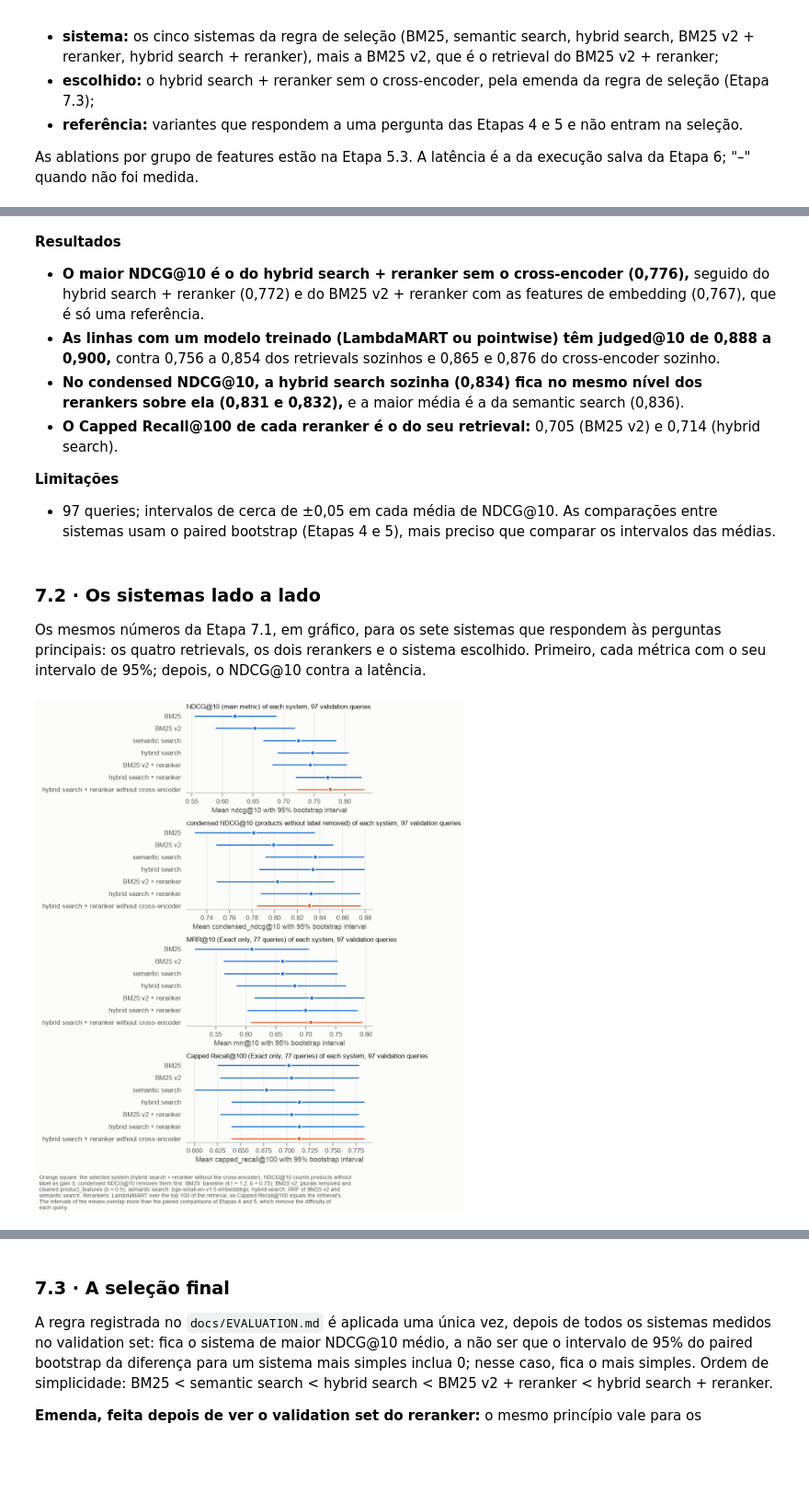
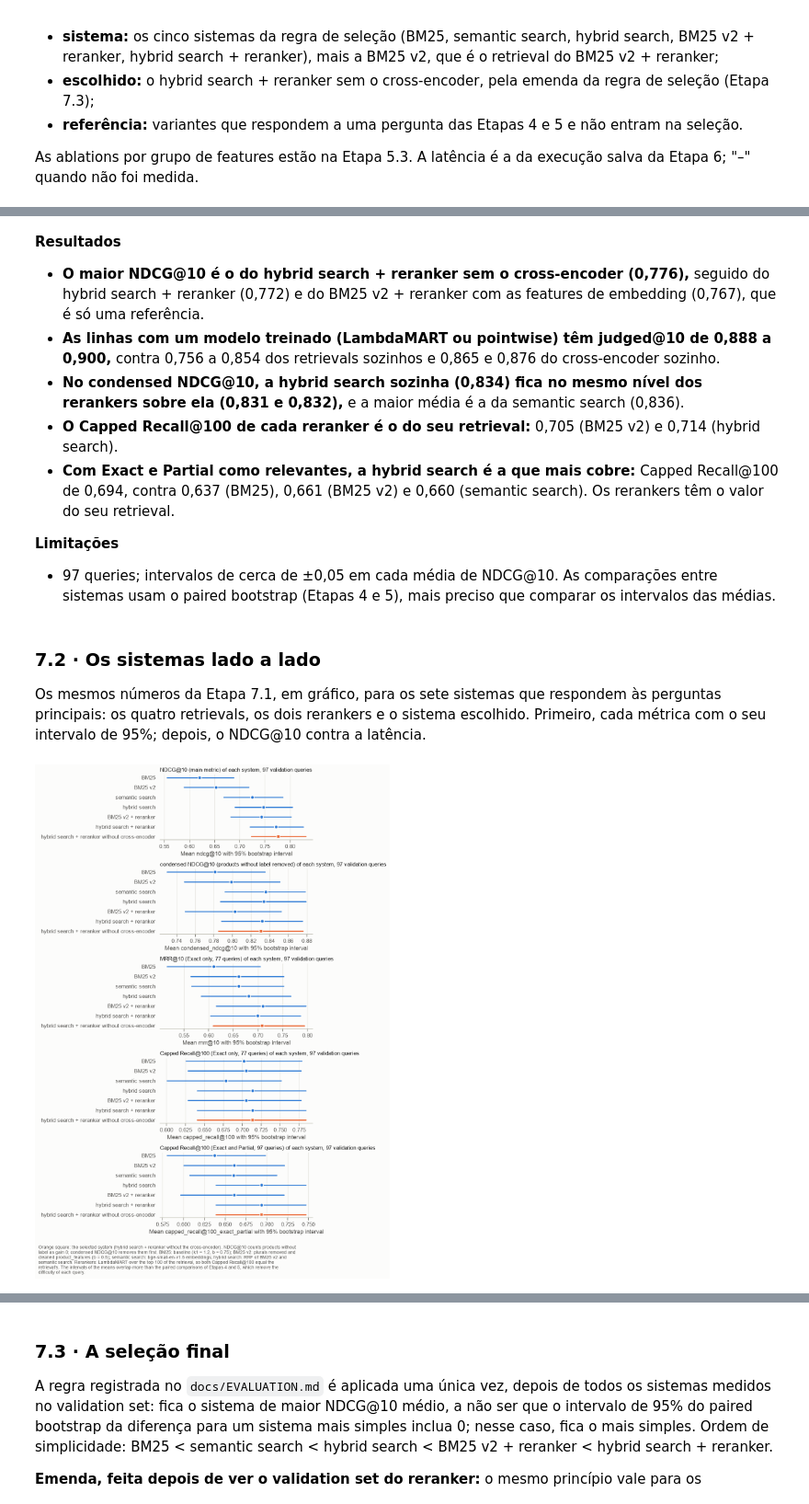
Before and after one commit to lubepe/ml_challenge, a Jupyter notebook: notebooks/04_reranker.ipynb, the cells around one changed output, grey strips where cells are left out. Shown at 92% size. Saved outputs shown, nothing was run; the diff lists cells and outputs as text; code cells hidden in the pictures; blank space fills up the shorter version.

```diff
--- a/notebooks/04_reranker.ipynb
+++ b/notebooks/04_reranker.ipynb
@@ -688,7 +689,7 @@ for name in SYSTEMS:
         validation_runs[name], labels_by_query, metrics.SENSITIVITY_NDCG_CUTOFFS)
     validation_per_query[(name, "reranker")], final_models[name] = validation_metrics(name, SYSTEM_FEATURES[name])
 
-SUMMARY_METRICS = METRICS + ["capped_recall@100"]
+SUMMARY_METRICS = METRICS + ["capped_recall@100", "capped_recall@100_exact_partial"]
 validation_summary = pd.DataFrame({
     f"{name} | {variant}": evaluate.summary_table(validation_per_query[(name, variant)][SUMMARY_METRICS]).apply(
         lambda row: evaluate.format_ci(row["mean"], row["ci_low"], row["ci_high"]), axis=1)
@@ -696,6 +697,7 @@ validation_summary = pd.DataFrame({
 }).rename_axis("metric")
 display(plots.table(validation_summary, "Retrieval order and reranker of each retrieval on the 97 validation queries",
                     note="Mean with 95% bootstrap interval. MRR@10 and Capped Recall@100: 77 validation queries with Exact. "
+                         "capped_recall@100_exact_partial: Exact and Partial count as relevant (97 queries). "
                          "The reranker only reorders the top 100, so its Capped Recall@100 equals the retrieval's."))
 
 reranker_gain = {name: evaluate.compare_systems(validation_per_query[(name, "reranker")][METRICS],
@@ -1169,6 +1173,7 @@ NDCG@10: mean with 95% bootstrap interval; other columns: means. MRR@10 and Capp
 - **As linhas com um modelo treinado (LambdaMART ou pointwise) têm judged@10 de 0,888 a 0,900,** contra 0,756 a 0,854 dos retrievals sozinhos e 0,865 e 0,876 do cross-encoder sozinho.
 - **No condensed NDCG@10, a hybrid search sozinha (0,834) fica no mesmo nível dos rerankers sobre ela (0,831 e 0,832),** e a maior média é a da semantic search (0,836).
 - **O Capped Recall@100 de cada reranker é o do seu retrieval:** 0,705 (BM25 v2) e 0,714 (hybrid search).
+- **Com Exact e Partial como relevantes, a hybrid search é a que mais cobre:** Capped Recall@100 de 0,694, contra 0,637 (BM25), 0,661 (BM25 v2) e 0,660 (semantic search). Os rerankers têm o valor do seu retrieval.
 
 **Limitações**
 - 97 queries; intervalos de cerca de ±0,05 em cada média de NDCG@10. As comparações entre sistemas usam o paired bootstrap (Etapas 4 e 5), mais preciso que comparar os intervalos das médias.
@@ -1179,27 +1184,28 @@ Os mesmos números da Etapa 7.1, em gráfico, para os sete sistemas que responde
 # %%
 PLOT_SYSTEMS = ["BM25", "BM25 v2", "semantic search", "hybrid search", "BM25 v2 + reranker", "hybrid search + reranker",
                 "hybrid search + reranker without cross-encoder"]
 SELECTED_SYSTEM = "hybrid search + reranker without cross-encoder"
 PLOT_METRICS = {"ndcg@10": "NDCG@10 (main metric)", "condensed_ndcg@10": "condensed NDCG@10 (products without label removed)",
-                "mrr@10": "MRR@10 (Exact only, 77 queries)", "capped_recall@100": "Capped Recall@100 (Exact only, 77 queries)"}
-fig, axes = plt.subplots(len(PLOT_METRICS), 1, figsize=(8, 11))
+                "mrr@10": "MRR@10 (Exact only, 77 queries)", "capped_recall@100": "Capped Recall@100 (Exact only, 77 queries)",
+                "capped_recall@100_exact_partial": "Capped Recall@100 (Exact and Partial, 97 queries)"}
+fig, axes = plt.subplots(len(PLOT_METRICS), 1, figsize=(8, 13.5))
 for ax, (metric, title) in zip(axes, PLOT_METRICS.items()):
     summaries = [evaluate.summary_table(FINAL_ROWS[name][1][[metric]]).loc[metric] for name in PLOT_SYSTEMS]
     plots.system_interval_plot(ax, PLOT_SYSTEMS, [row["mean"] for row in summaries], [row["ci_low"] for row in summaries],
                                [row["ci_high"] for row in summaries], highlight=SELECTED_SYSTEM)
     ax.set_title(f"{title} of each system, 97 validation queries")
     ax.set_xlabel(f"Mean {metric} with 95% bootstrap interval")
 fig.tight_layout()
 plots.add_caption(fig, (
     "Orange square: the selected system (hybrid search + reranker without the cross-encoder). NDCG@10 counts products without label "
     "as gain 0; condensed NDCG@10 removes them first. BM25: baseline (k1 = 1.2, b = 0.75); BM25 v2: plurals removed and cleaned "
     "product_features (b = 0.5); semantic search: bge-small-en-v1.5 embeddings; hybrid search: RRF of BM25 v2 and semantic search. "
-    "Rerankers: LambdaMART over the top 100 of the retrieval, so Capped Recall@100 equals the retrieval's. The intervals of the "
+    "Rerankers: LambdaMART over the top 100 of the retrieval, so both Capped Recall@100 equal the retrieval's. The intervals of the "
     "means overlap more than the paired comparisons of Etapas 4 and 5, which remove the difficulty of each query."
 ))
 plt.show()
 # %% [output]
-[figure, old version]
+[figure, new version]
 # %%
 LATENCY_SYSTEMS = {name: row for name, row in FINAL_ROWS.items() if row[0] != "reference" or row[3] is not None}
 latency_points = pd.DataFrame({
```
Also changed, not shown: parts of 9 cells of this notebook, 2 other files.
